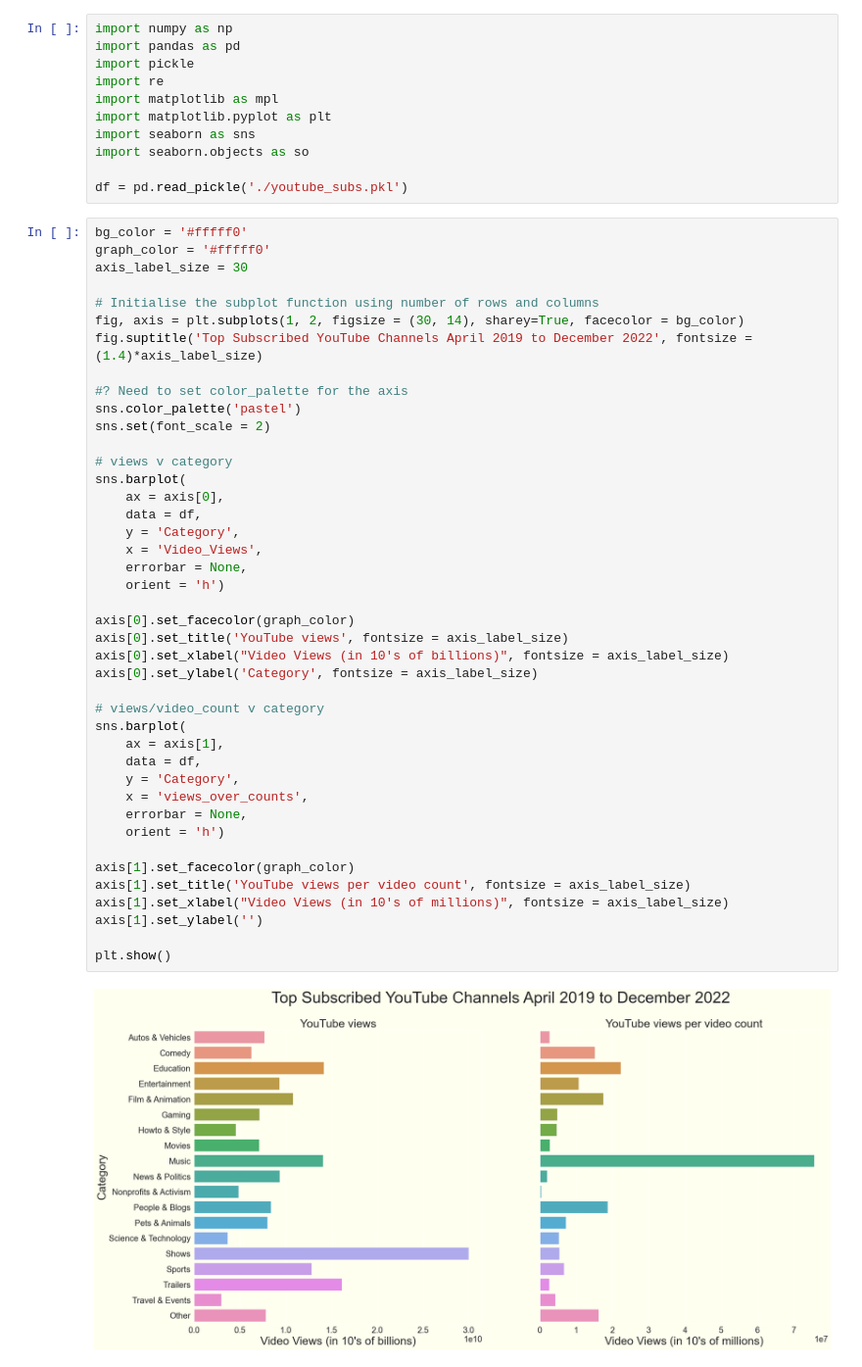
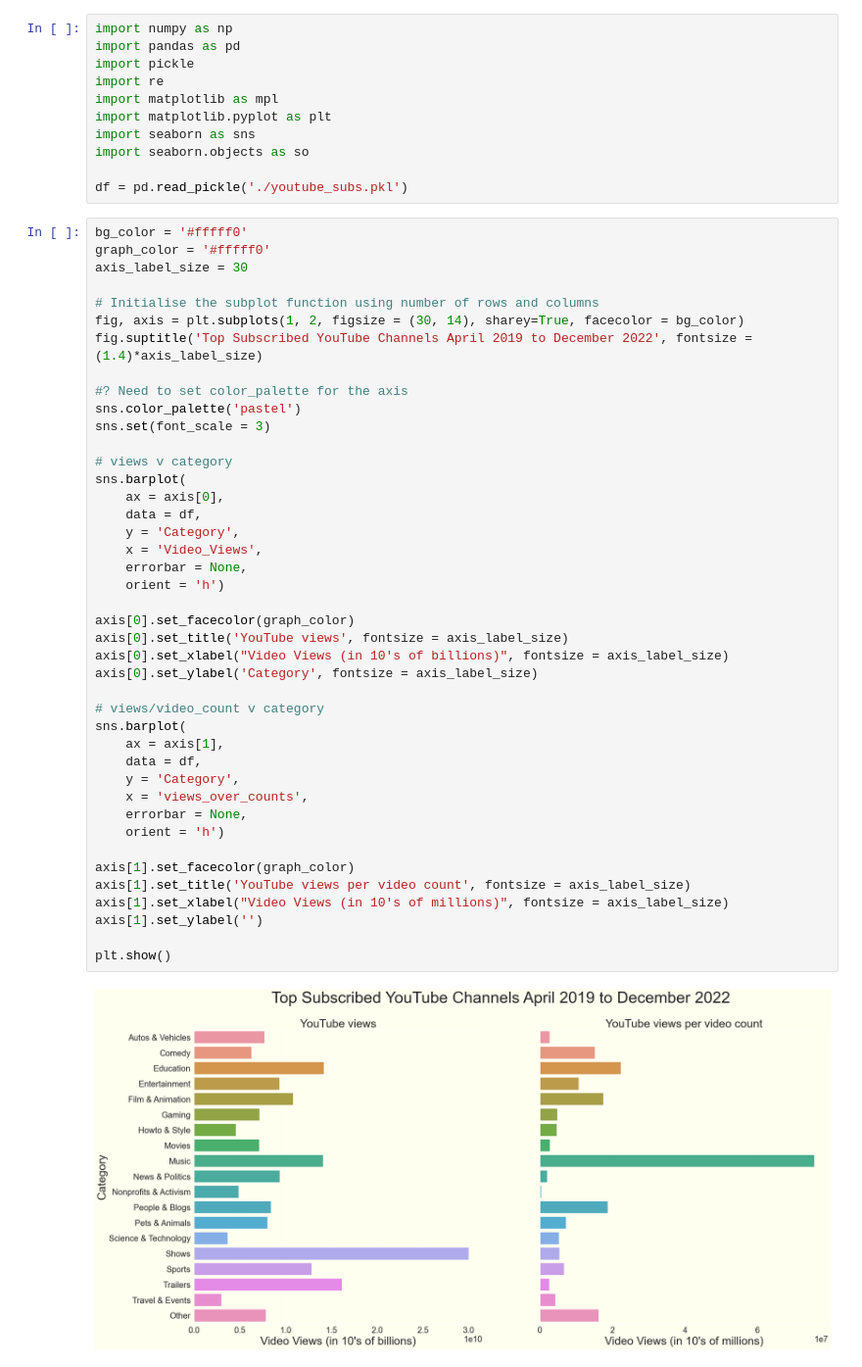
Before and after one commit to StephenBurke/youtube-subs, a Jupyter notebook: eda.ipynb, the cells around one changed output. Shown at 98% size. Cells and saved outputs as stored; diff of their text form.

Commit message:
Changed font size on labels

```diff
--- a/eda.ipynb
+++ b/eda.ipynb
@@ -20,37 +20,37 @@ fig.suptitle('Top Subscribed YouTube Channels April 2019 to December 2022', font
 
 #? Need to set color_palette for the axis
 sns.color_palette('pastel')
-sns.set(font_scale = 2)
+sns.set(font_scale = 3)
 
 # views v category
 sns.barplot(
     ax = axis[0],
     data = df,
     y = 'Category',
     x = 'Video_Views',
     errorbar = None,
     orient = 'h')
 
 axis[0].set_facecolor(graph_color)
 axis[0].set_title('YouTube views', fontsize = axis_label_size)
 axis[0].set_xlabel("Video Views (in 10's of billions)", fontsize = axis_label_size)
 axis[0].set_ylabel('Category', fontsize = axis_label_size)
 
 # views/video_count v category
 sns.barplot(
     ax = axis[1],
     data = df,
     y = 'Category',
     x = 'views_over_counts',
     errorbar = None,
     orient = 'h')
 
 axis[1].set_facecolor(graph_color)
 axis[1].set_title('YouTube views per video count', fontsize = axis_label_size)
 axis[1].set_xlabel("Video Views (in 10's of millions)", fontsize = axis_label_size)
 axis[1].set_ylabel('')
 
 plt.show()
 # %% [output]
-[figure, old version]
+[figure, new version]
 # %%
```
Also changed, not shown: parts of 1 cell of this notebook, 1 other file.
